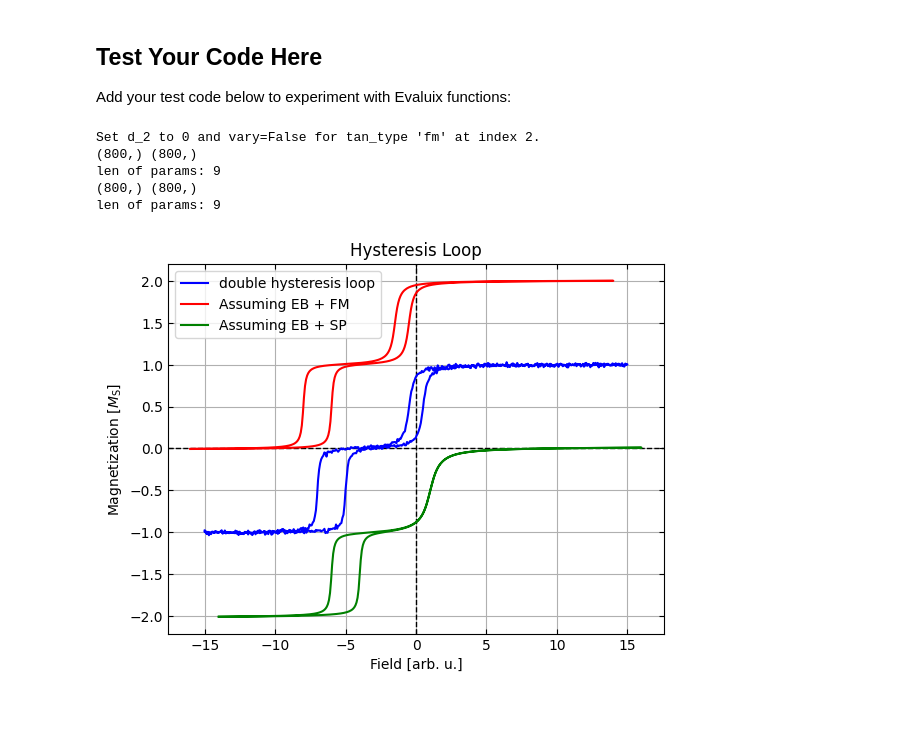
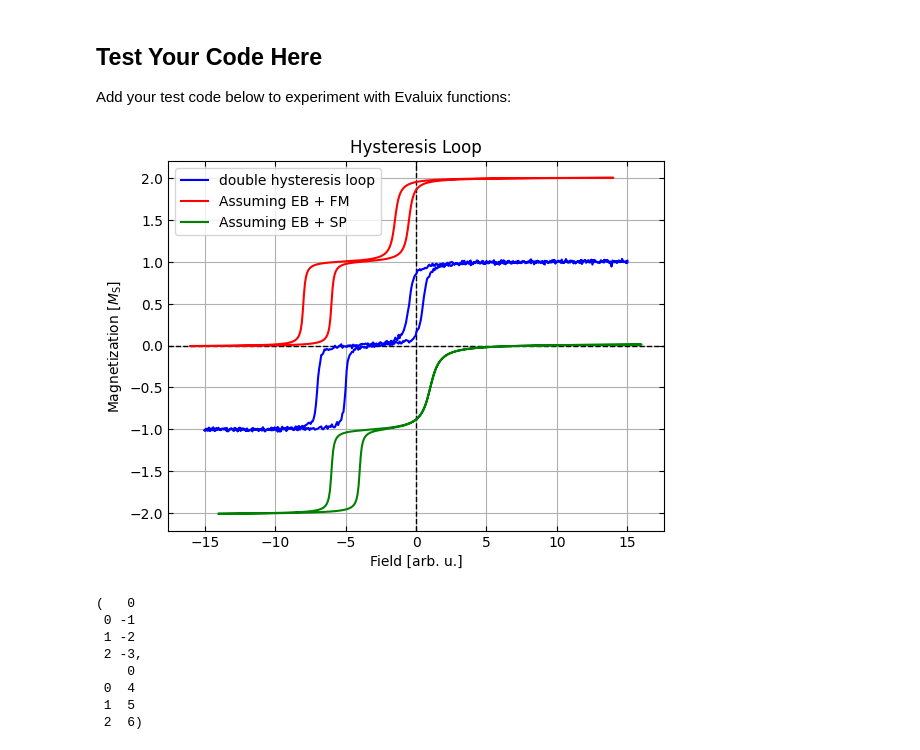
Before and after one commit to exp4-age/evaluix, a Jupyter notebook: EvaluixTestingField.ipynb, the cells around one changed output. Saved outputs shown, nothing was run; the diff lists cells and outputs as text; code cells hidden in the pictures; blank space fills up the shorter version.

```diff
--- a/EvaluixTestingField.ipynb
+++ b/EvaluixTestingField.ipynb
@@ -59,38 +59,33 @@ asc_branch = hf.arctan(asc_field, **asc_params_loop1) + hf.arctan(asc_field, **a
 # invert field data and param e for descending branch
 desc_branch = hf.arctan(desc_field, **desc_params_loop1) + hf.arctan(desc_field, **desc_params_loop2)
 
 # combine the data to a full hysteresis loop
 fields = np.concatenate([asc_field, desc_field])
 magnetization = np.concatenate([asc_branch, desc_branch])
 
 # Add a bit of noise to make it more realistic
 noise = np.random.normal(0, 0.05, size=fields.shape)
 magnetization += noise
 
 # normalize the magnetization to the saturation magnetization of the whole loop
 magnetization = hf.hys_norm(fields, magnetization)
 
 # Fit the hysteresis loop using the mult_tan_hyseval of evaluix.utils.HysteresisFunctions
-fitted_data, params, result = hf.mult_tan_hyseval(fields, magnetization, tan_types=['EB', 'FM'])
-fitted_data2, params2, result2 = hf.mult_tan_hyseval(fields, magnetization, tan_types=['EB', 'SP'])
+fitted_data, params, result = hf.mult_arctan_hyseval(fields, magnetization, tan_types=['EB', 'FM'])
+fitted_data2, params2, result2 = hf.mult_arctan_hyseval(fields, magnetization, tan_types=['EB', 'SP'])
 
 plt.figure()
 plt.axhline(0, color='k', linestyle='--', linewidth=1)
 plt.axvline(0, color='k', linestyle='--', linewidth=1)
 plt.plot(fields, magnetization, label='double hysteresis loop', color='blue')
 plt.plot(fitted_data['xdata']-1, fitted_data['ydata']+1, label='Assuming EB + FM', color='red')
 plt.plot(fitted_data2['xdata']+1, fitted_data2['ydata']-1, label='Assuming EB + SP', color='green')
 plt.xlabel('Field [arb. u.]')
 plt.ylabel(r'Magnetization [$M_\mathrm{S}$]')
 plt.title('Hysteresis Loop')
 plt.tick_params(axis='both', which='both', direction='in', top=True, right=True)
 plt.legend()
 plt.grid()
 plt.show()
 # %% [output]
-Set d_2 to 0 and vary=False for tan_type 'fm' at index 2.
-(800,) (800,)
-len of params: 9
-(800,) (800,)
-len of params: 9
-[figure, old version]
+[figure, new version]
@@ -96,0 +95,11 @@ len of params: 9
+# %%
+hf.invert_axis(pd.DataFrame([1, 2, 3]), pd.DataFrame([4, 5, 6]), axis='x')
+# %% [output]
+(   0
+ 0 -1
+ 1 -2
+ 2 -3,
+    0
+ 0  4
+ 1  5
+ 2  6)
```
Also changed, not shown: parts of 2 cells of this notebook, 23 other files.
